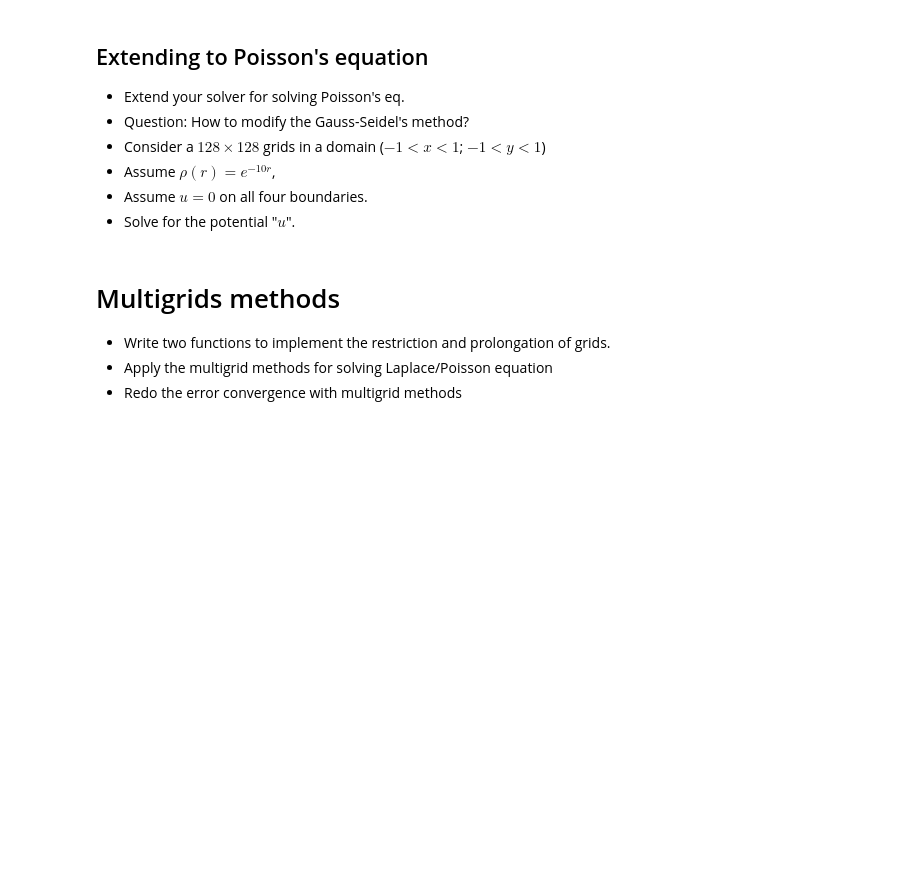
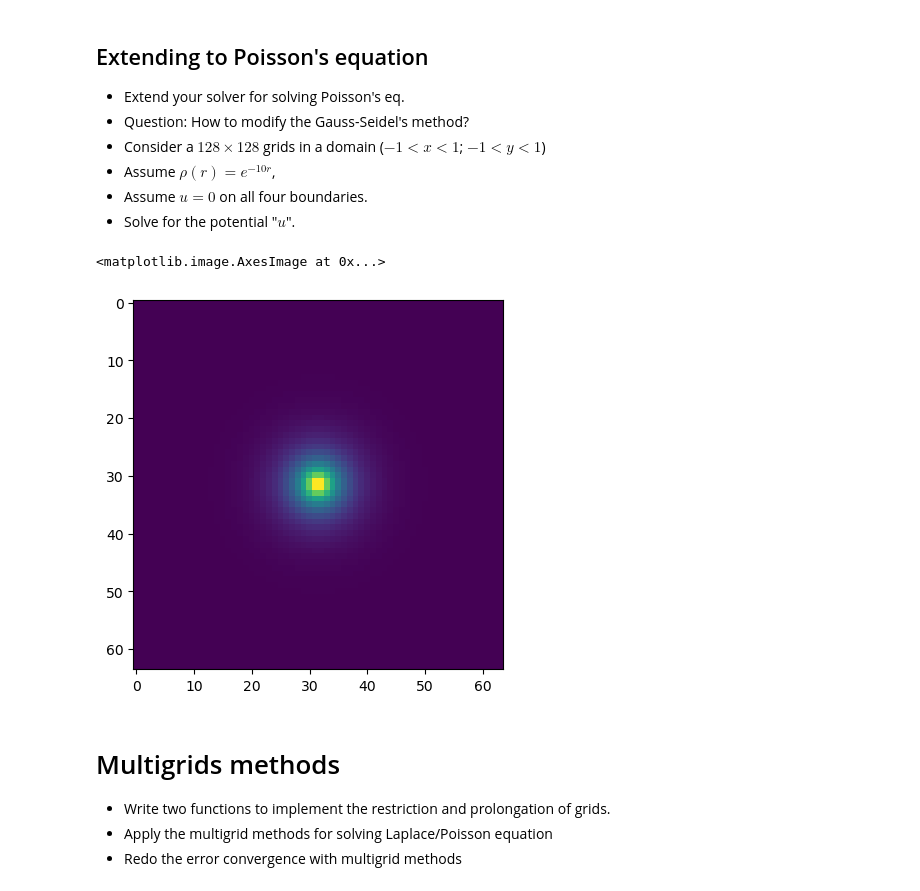
Before and after one commit to ricky4280/computationalPhysics-112, a Jupyter notebook: project3/project3_demo5.ipynb, the cells around one changed output. Saved outputs shown, nothing was run; the diff lists cells and outputs as text; code cells hidden in the pictures; blank space fills up the shorter version.

```diff
--- a/project3/project3_demo5.ipynb
+++ b/project3/project3_demo5.ipynb
@@ -199,0 +348,6 @@ $$
+# %%
+w = [0.8, 0.9, 1.0, 1.1, 1.2, 1.3, 1.4, 1.5, 1.6, 1.7]
+for w in w:
+    print('working on w=', w)
+    u, x, y, dx, dy = generate_mesh(64,64)
+    u32_s, err32_s, iter32_s = relax(u, tolerence=1e-6, maxiter=100_000, method='sor', omega=w)
@@ -206,6 +371,25 @@ $$
 * Assume $\rho(r)= e^{-10r}$,
 * Assume $u=0$ on all four boundaries.
 * Solve for the potential "$u$".
+# %%
+def generate_rho(nx, ny, buff, xmin=-1, xmax=1, ymin=-1, ymax=1):
+    rho = np.zeros((nx+2*buff, ny+2*buff))
+    xx = np.linspace(xmin, xmax, nx+2*buff)
+    yy = np.linspace(ymin, ymax, ny+2*buff)
+
+    for i in np.arange(nx):
+        x = xx[i]
+        for j in np.arange(ny):
+           y = yy[j]
+           r = np.sqrt(x**2 + y**2)
+           rho[i,j] = np.exp(-10*r)
+    return rho
+# %%
+rho = generate_rho(64, 64, 1)
+plt.imshow(rho[1:-1, 1:-1])
+# %% [output]
+<matplotlib.image.AxesImage at 0x...>
+[figure, added]
 # %% [markdown]
 # Multigrids methods
 
```
Also changed, not shown: parts of 23 cells of this notebook.
